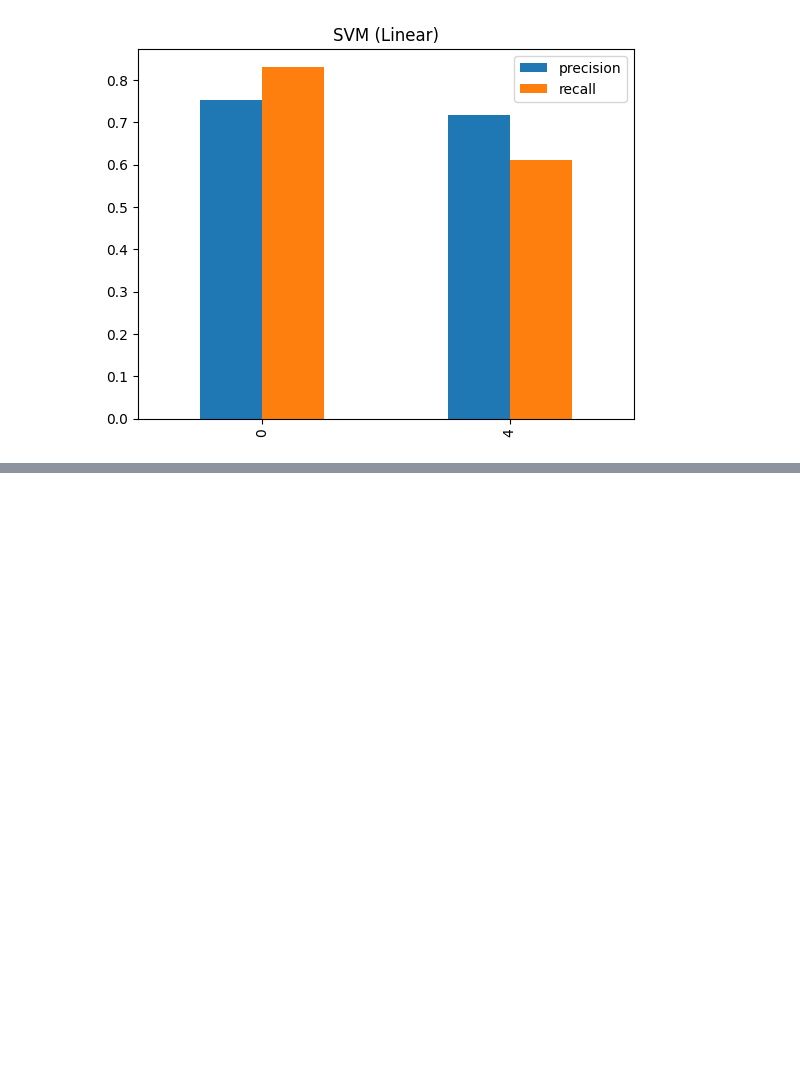
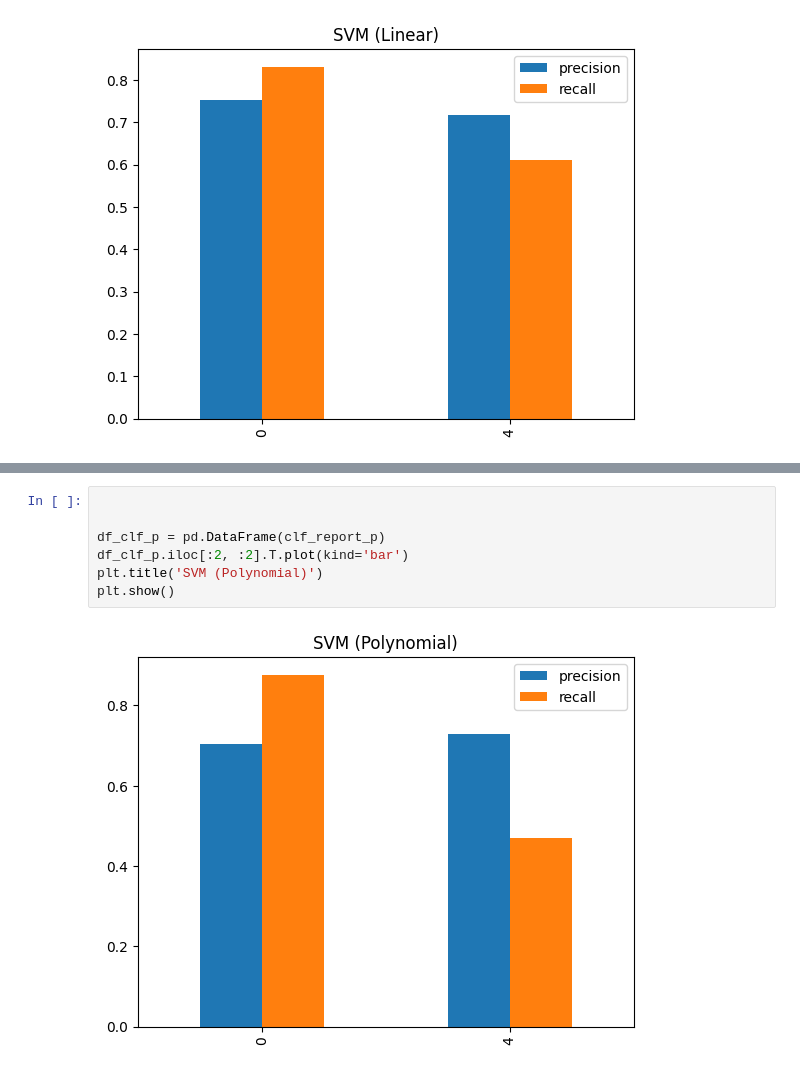
Before and after one commit to Nabil-iium/SVM-on-Tweet-data, a Jupyter notebook: svmtweet.ipynb, the cells around one changed output, grey strips where cells are left out. Drawn from its saved outputs; the diff is of its cells as text; blank space fills up the shorter version.

```diff
--- a/svmtweet.ipynb
+++ b/svmtweet.ipynb
@@ -202,0 +256,9 @@ plt.show()
+# %%
+
+
+df_clf_p = pd.DataFrame(clf_report_p)
+df_clf_p.iloc[:2, :2].T.plot(kind='bar')
+plt.title('SVM (Polynomial)')
+plt.show()
+# %% [output]
+[figure, added]
```
Also changed, not shown: parts of 7 cells of this notebook.
